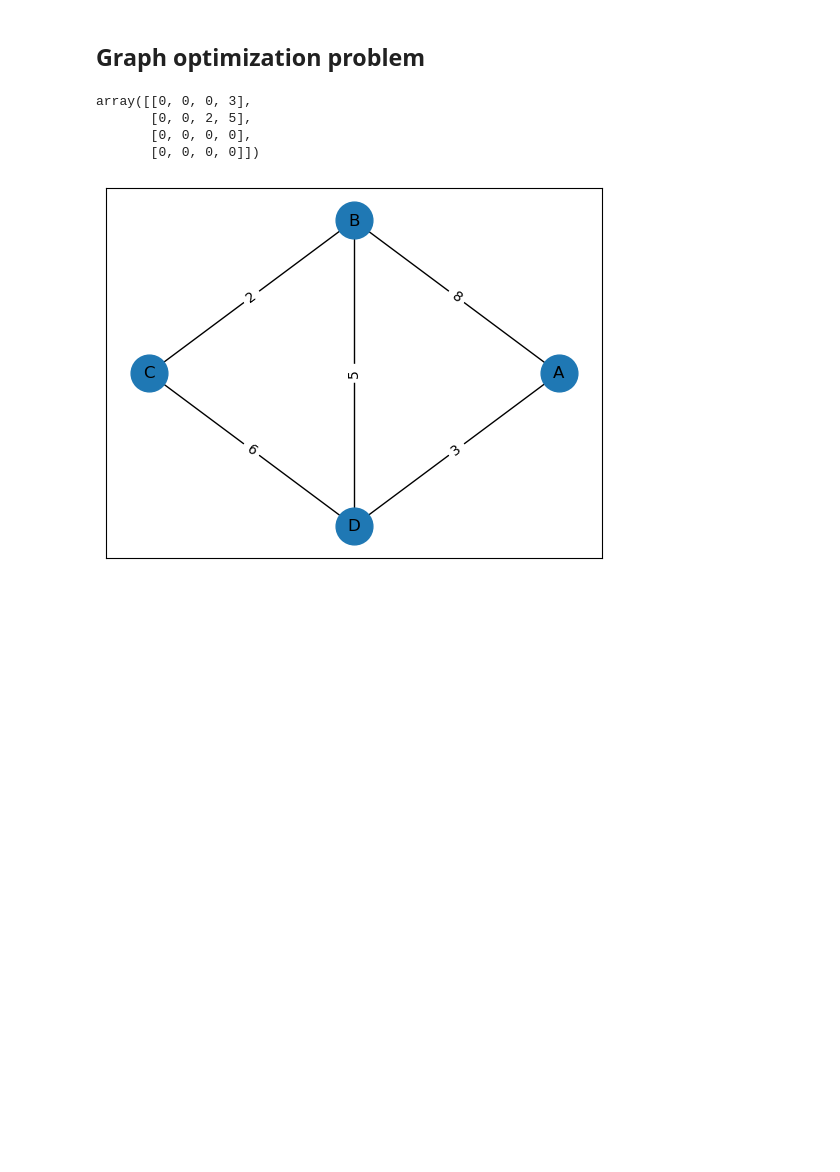
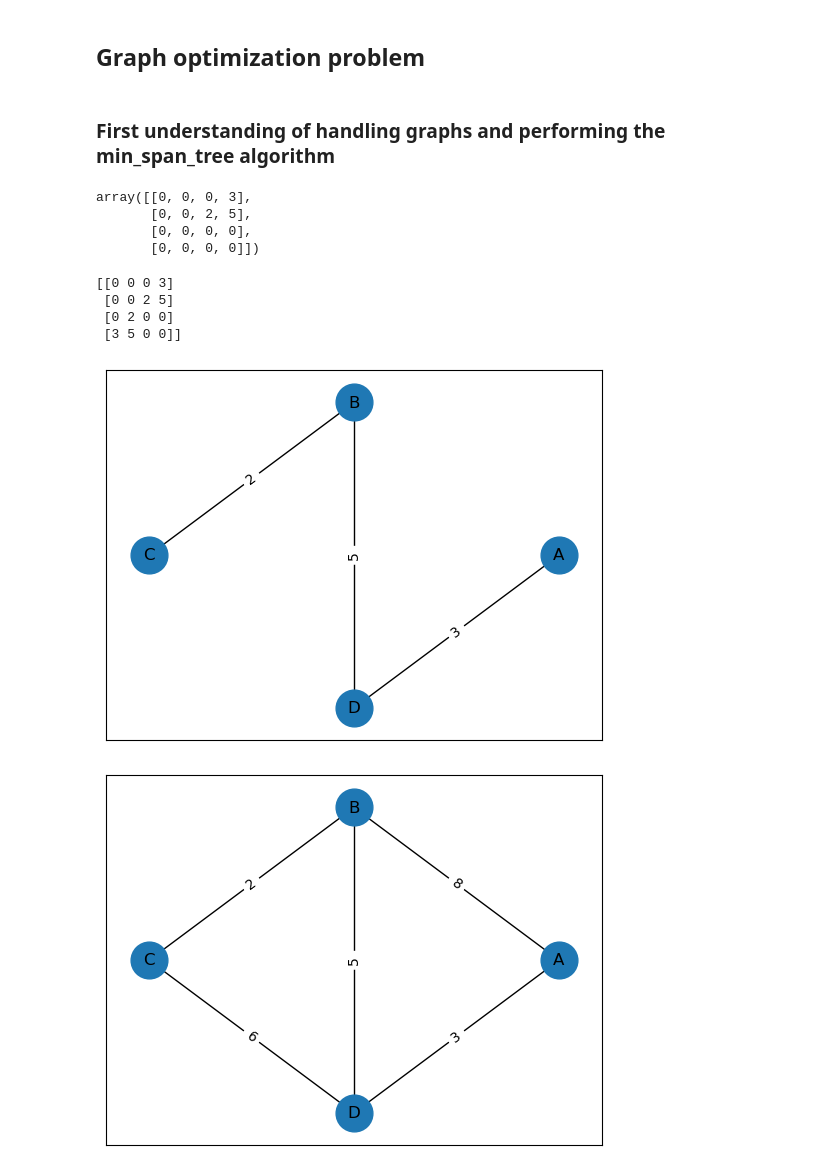
Before and after one commit to leobt23/ADRI, a Jupyter notebook: Projets_final/final1/Class1_FINAL.ipynb, the cells around one changed output. Drawn from its saved outputs; the diff is of its cells as text; code cells hidden in the pictures; blank space fills up the shorter version.

```diff
--- a/Projets_final/final1/Class1_FINAL.ipynb
+++ b/Projets_final/final1/Class1_FINAL.ipynb
@@ -588,6 +588,8 @@ plt.show()
 # Final Project
 # %% [markdown]
 ## Graph optimization problem
+# %% [markdown]
+### First understanding of handling graphs and performing the min_span_tree algorithm
 # %%
 node_names = ['A', 'B', 'C', 'D']
 X_graph = csr_matrix([[0, 8, 0, 3],
@@ -601,6 +603,28 @@ array([[0, 0, 0, 3],
        [0, 0, 2, 5],
        [0, 0, 0, 0],
        [0, 0, 0, 0]])
+# %%
+import heapq
+from scipy.sparse import csr_matrix
+
+
+
+node_names = ['A', 'B', 'C', 'D']
+X_graph = csr_matrix([[0, 8, 0, 3],
+                      [8, 0, 2, 5],
+                      [0, 2, 0, 6],
+                      [3, 5, 6, 0]])
+
+mst_prim = prim(X_graph)
+print(mst_prim.toarray().astype(int))
+
+display_graph(mst_prim, node_names)
+# %% [output]
+[[0 0 0 3]
+ [0 0 2 5]
+ [0 2 0 0]
+ [3 5 0 0]]
+[figure, added]
 # %%
 def display_graph(X, node_names=None):
     G = nx.Graph()
```
Also changed, not shown: parts of 21 cells of this notebook, 1 other file.
